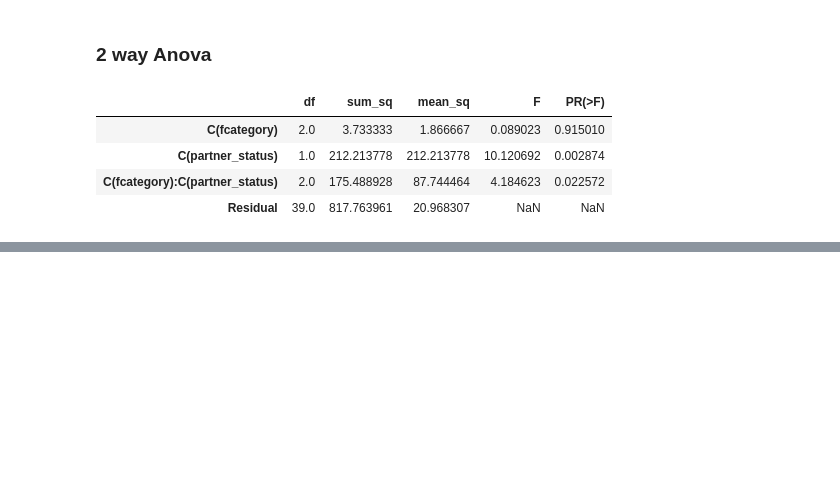
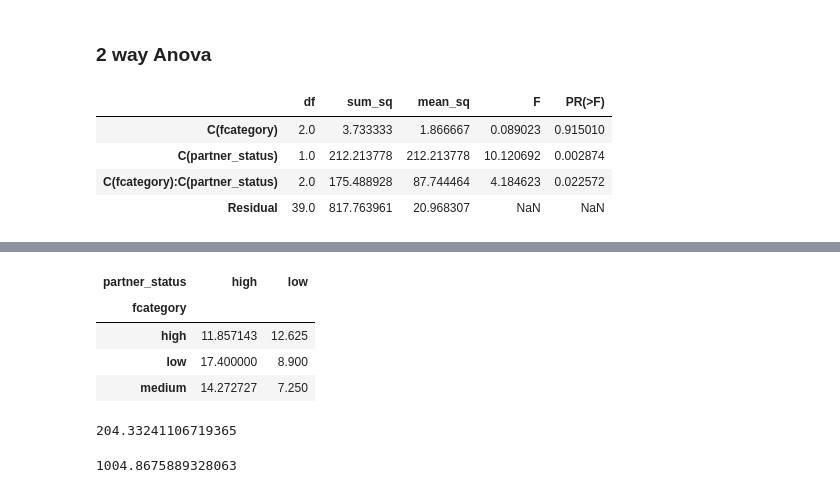
Before and after one commit to Data-200-Class/Data200, a Jupyter notebook: Week2/anova.ipynb, the cells around one changed output, grey strips where cells are left out. Drawn from its saved outputs; the diff is of its cells as text; code cells hidden in the pictures; blank space fills up the shorter version.

```diff
--- a/Week2/anova.ipynb
+++ b/Week2/anova.ipynb
@@ -487,0 +474,31 @@ anova_table
+# %%
+pd.pivot_table(data,values='conformity',index='fcategory',columns='partner_status')
+# %% [output]
+| partner_status | high | low |
+| fcategory |  |  |
+| high | 11.857143 | 12.625 |
+| low | 17.400000 | 8.900 |
+| medium | 14.272727 | 7.250 |
+# %%
+data.partner_status.value_counts()["high"] * np.square(
+    data[data["partner_status"] == "high"]["conformity"].mean()
+    - data["conformity"].mean()
+) + data.partner_status.value_counts()["low"] * np.square(
+    data[data["partner_status"] == "low"]["conformity"].mean()
+    - data["conformity"].mean()
+)
+# %% [output]
+204.33241106719365
+# %%
+(
+    np.square(
+        data[data.partner_status == "low"]["conformity"]
+        - data[data.partner_status == "low"]["conformity"].mean()
+    ).sum()
+    + np.square(
+        data[data.partner_status == "high"]["conformity"]
+        - data[data.partner_status == "high"]["conformity"].mean()
+    ).sum()
+)
+# %% [output]
+1004.8675889328063
```
Also changed, not shown: parts of 12 cells of this notebook, 27 other files.
